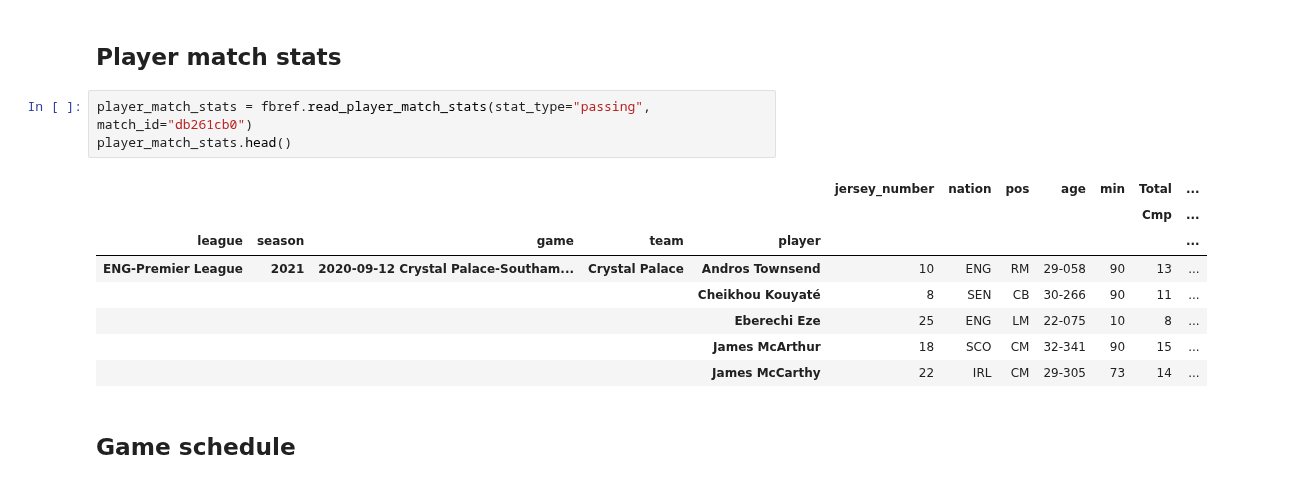
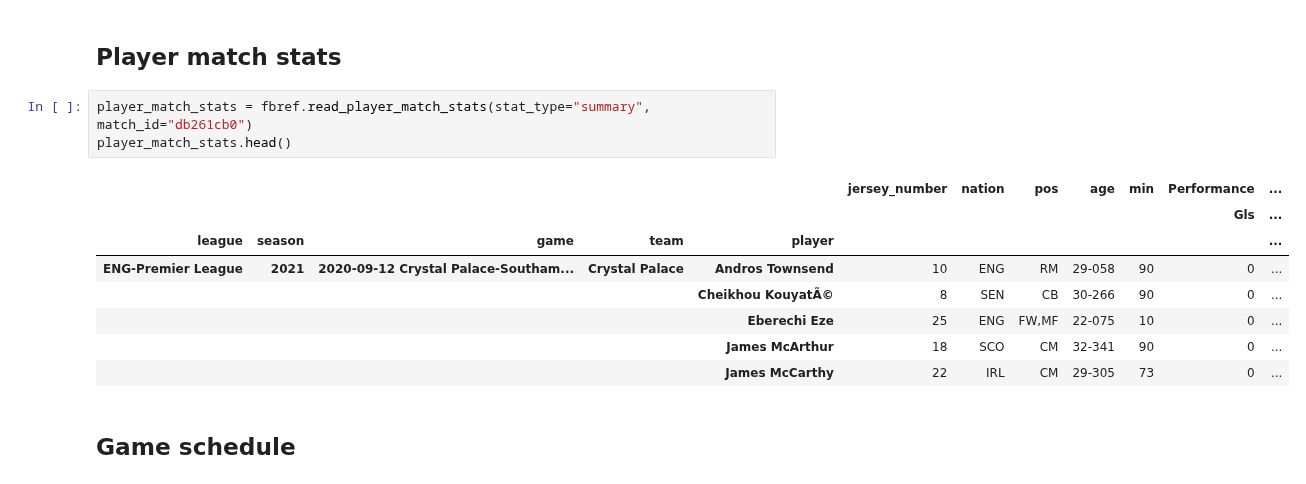
Before and after one commit to probberechts/soccerdata, a Jupyter notebook: docs/datasources/FBref.ipynb, the cells around one changed output. Saved outputs shown, nothing was run; the diff lists cells and outputs as text.

```diff
--- a/docs/datasources/FBref.ipynb
+++ b/docs/datasources/FBref.ipynb
@@ -79,17 +82,17 @@ player_season_stats.head()
 # %% [markdown]
 ## Player match stats
 # %%
-player_match_stats = fbref.read_player_match_stats(stat_type="passing", match_id="db261cb0")
+player_match_stats = fbref.read_player_match_stats(stat_type="summary", match_id="db261cb0")
 player_match_stats.head()
 # %% [output]
-|  |  |  |  |  | jersey_number | nation | pos | age | min | Total | ... |
-|  |  |  |  |  |  |  |  |  |  | Cmp | ... |
+|  |  |  |  |  | jersey_number | nation | pos | age | min | Performance | ... |
+|  |  |  |  |  |  |  |  |  |  | Gls | ... |
 | league | season | game | team | player |  |  |  |  |  |  | ... |
-| ENG-Premier League | 2021 | 2020-09-12 Crystal Palace-Southam... | Crystal Palace | Andros Townsend | 10 | ENG | RM | 29-058 | 90 | 13 | ... |
-|  |  |  |  | Cheikhou Kouyaté | 8 | SEN | CB | 30-266 | 90 | 11 | ... |
-|  |  |  |  | Eberechi Eze | 25 | ENG | LM | 22-075 | 10 | 8 | ... |
-|  |  |  |  | James McArthur | 18 | SCO | CM | 32-341 | 90 | 15 | ... |
-|  |  |  |  | James McCarthy | 22 | IRL | CM | 29-305 | 73 | 14 | ... |
+| ENG-Premier League | 2021 | 2020-09-12 Crystal Palace-Southam... | Crystal Palace | Andros Townsend | 10 | ENG | RM | 29-058 | 90 | 0 | ... |
+|  |  |  |  | Cheikhou KouyatÃ© | 8 | SEN | CB | 30-266 | 90 | 0 | ... |
+|  |  |  |  | Eberechi Eze | 25 | ENG | FW,MF | 22-075 | 10 | 0 | ... |
+|  |  |  |  | James McArthur | 18 | SCO | CM | 32-341 | 90 | 0 | ... |
+|  |  |  |  | James McCarthy | 22 | IRL | CM | 29-305 | 73 | 0 | ... |
 # %% [markdown]
 ## Game schedule
 # %%
```
Also changed, not shown: parts of 10 cells of this notebook, 5 other files.
